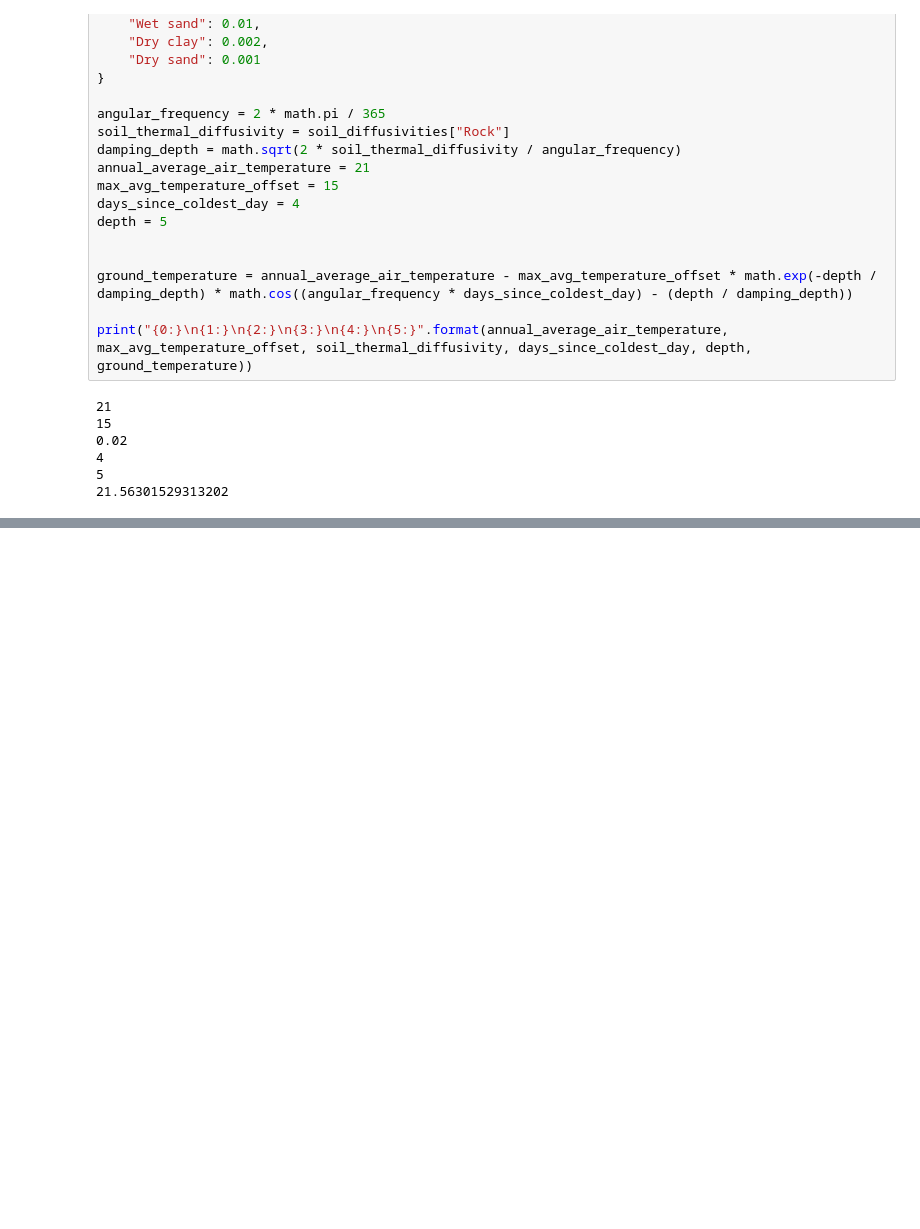
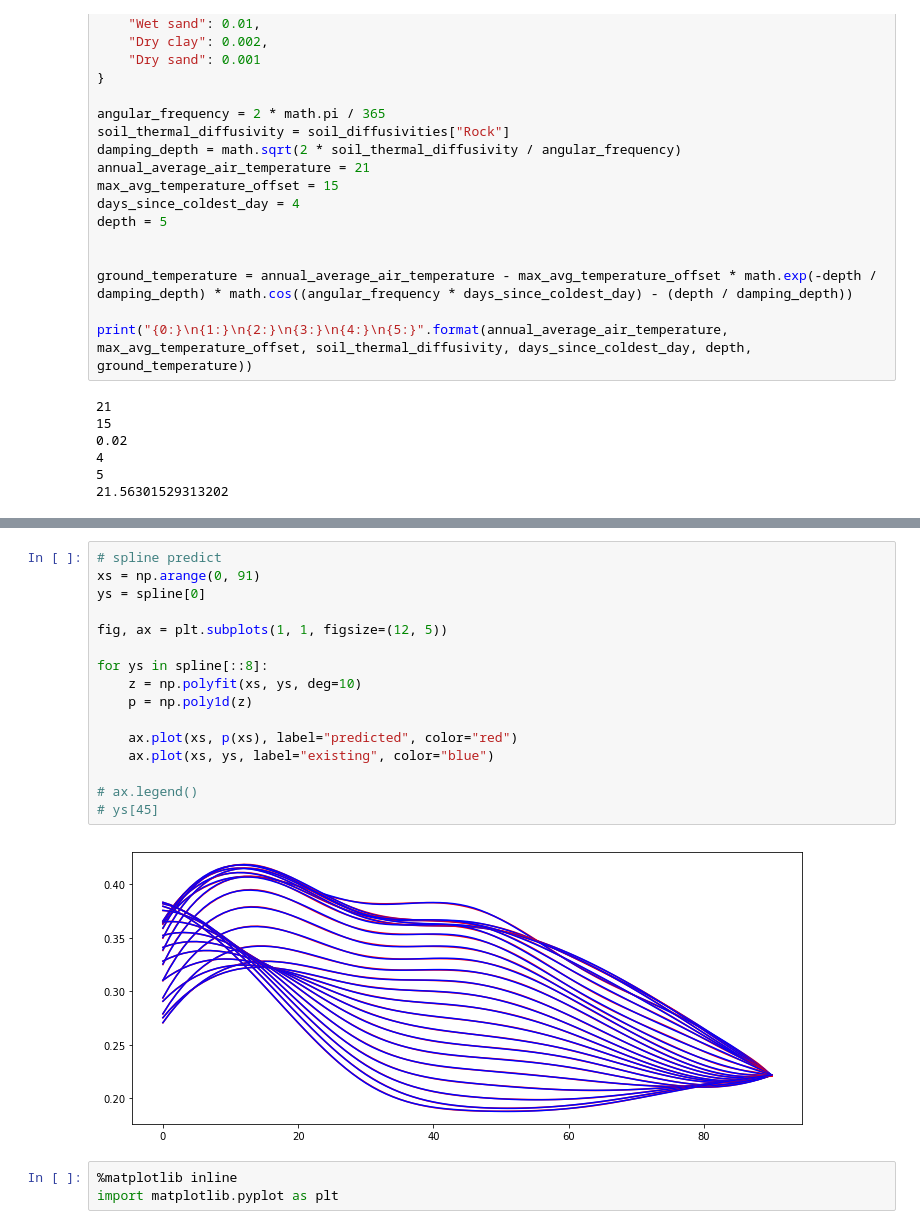
Before and after one commit to cycle13/climate, a Jupyter notebook: TestingNotebook.ipynb, the cells around one changed output, grey strips where cells are left out. Saved outputs shown, nothing was run; the diff lists cells and outputs as text; blank space fills up the shorter version.

Commit message:
spline method to notebook

```diff
--- a/TestingNotebook.ipynb
+++ b/TestingNotebook.ipynb
@@ -127,0 +210,21 @@ print("{0:}\n{1:}\n{2:}\n{3:}\n{4:}\n{5:}".format(annual_average_air_temperature
+# %%
+# spline predict
+xs = np.arange(0, 91)
+ys = spline[0]
+
+fig, ax = plt.subplots(1, 1, figsize=(12, 5))
+
+for ys in spline[::8]:
+    z = np.polyfit(xs, ys, deg=10)
+    p = np.poly1d(z)
+
+    ax.plot(xs, p(xs), label="predicted", color="red")
+    ax.plot(xs, ys, label="existing", color="blue")
+
+# ax.legend()
+# ys[45]
+# %% [output]
+[figure, added]
+# %%
+%matplotlib inline
+import matplotlib.pyplot as plt
```
Also changed, not shown: parts of 6 cells of this notebook, 2 other files.
